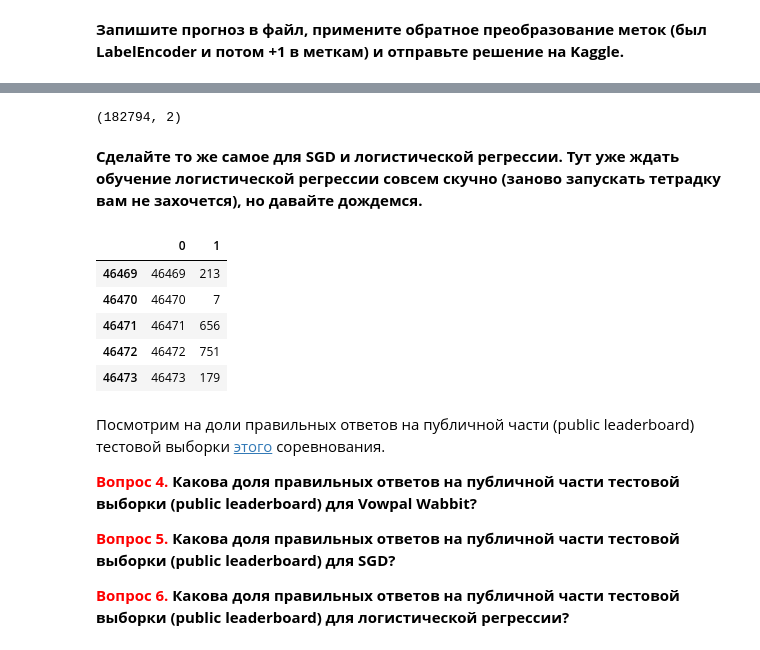
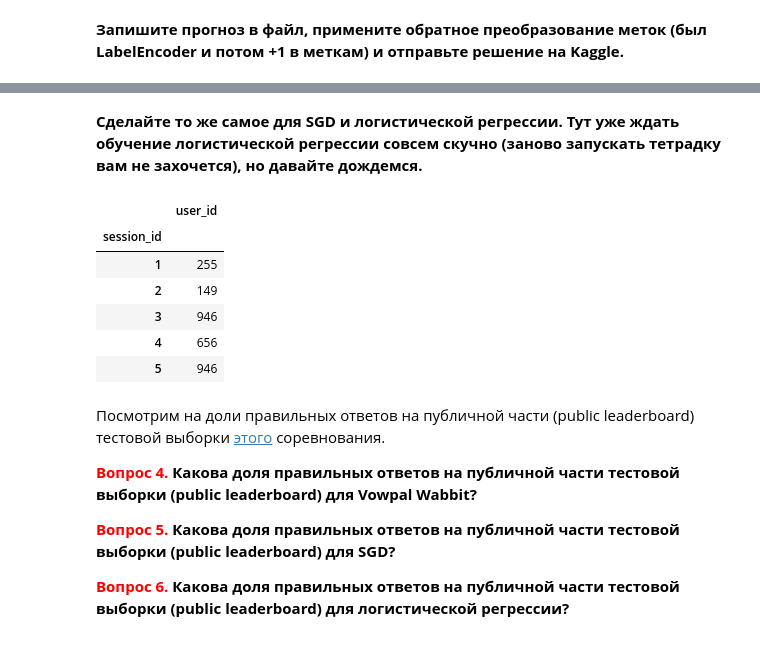
Before and after one commit to shereshevskiy/mlcourse_open, a Jupyter notebook: jupyter_notebooks/project_alice/[MyAlice]_week6_vowpal_wabbit.ipynb, the cells around one changed output, grey strips where cells are left out. Drawn from its saved outputs; the diff is of its cells as text; code cells hidden in the pictures.

```diff
--- a/jupyter_notebooks/project_alice/[MyAlice]_week6_vowpal_wabbit.ipynb
+++ b/jupyter_notebooks/project_alice/[MyAlice]_week6_vowpal_wabbit.ipynb
@@ -445,7 +449,3 @@ vw_400_users.head()
-# %%
-vw_400_users.shape
-# %% [output]
-(182794, 2)
 # %% [markdown]
 **Сделайте то же самое для SGD и логистической регрессии. Тут уже ждать обучение логистической регрессии совсем скучно (заново запускать тетрадку вам не захочется), но давайте дождемся.**
 # %%
@@ -458,16 +458,17 @@ write_to_submission_file(logit_test_pred,
 write_to_submission_file(sgd_logit_test_pred,
                          os.path.join(PATH_TO_DATA, 'sgd_400_users.csv'))
 # %%
-logit_400_users = pd.read_csv(os.path.join(PATH_TO_DATA, 'logit_400_users.csv'), header=None)
+logit_400_users = pd.read_csv(os.path.join(PATH_TO_DATA, 'logit_400_users.csv'), header=0, index_col=0)
 # %%
-logit_400_users[-5:]
+logit_400_users.head()
 # %% [output]
-|  | 0 | 1 |
-| 46469 | 46469 | 213 |
-| 46470 | 46470 | 7 |
-| 46471 | 46471 | 656 |
-| 46472 | 46472 | 751 |
-| 46473 | 46473 | 179 |
+|  | user_id |
+| session_id |  |
+| 1 | 255 |
+| 2 | 149 |
+| 3 | 946 |
+| 4 | 656 |
+| 5 | 946 |
 # %% [markdown]
 Посмотрим на доли правильных ответов на публичной части (public leaderboard) тестовой выборки [этого](https://inclass.kaggle.com/c/identify-me-if-you-can4) соревнования.
 
```
Also changed, not shown: parts of 10 cells of this notebook, 6 other files.
